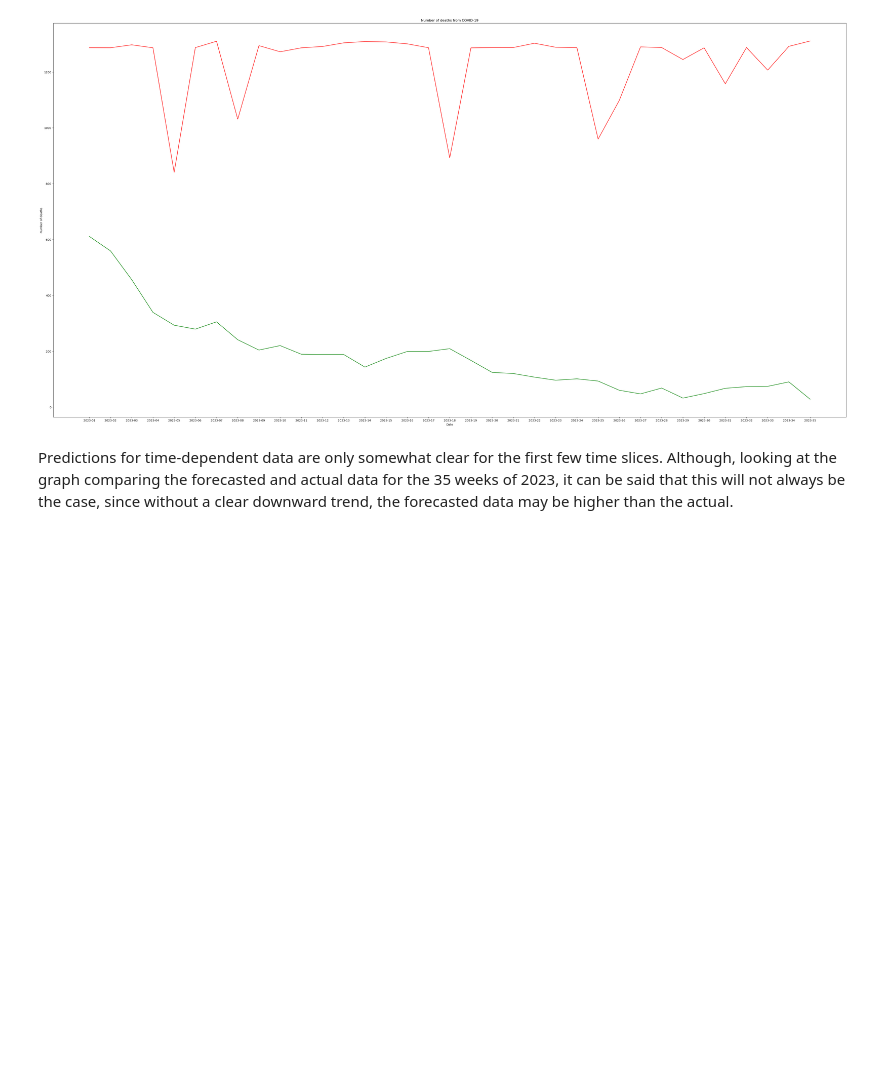
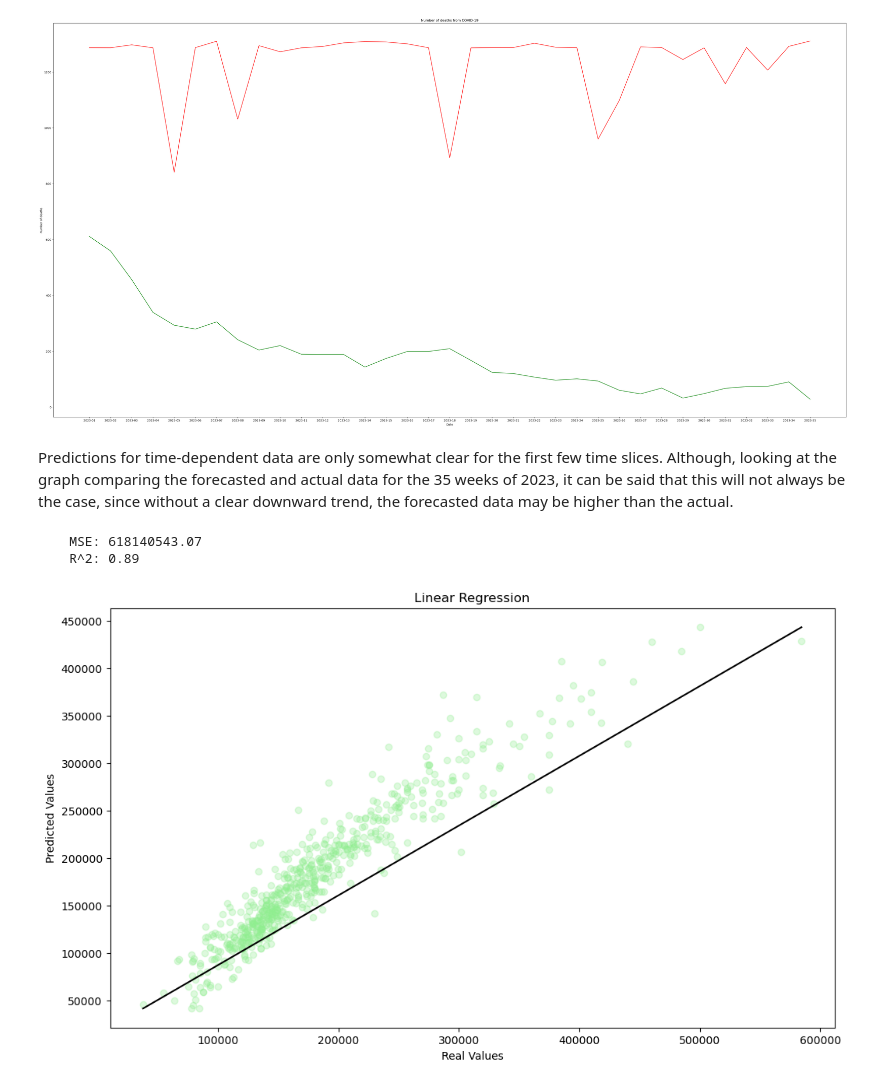
Before and after one commit to BohdanVlas/ML2023, a Jupyter notebook: Labs/Lab 2/Lab2.ipynb, the cells around one changed output. Cells and saved outputs as stored; diff of their text form; code cells hidden in the pictures; blank space fills up the shorter version.

```diff
--- a/Labs/Lab 2/Lab2.ipynb
+++ b/Labs/Lab 2/Lab2.ipynb
@@ -150,3 +152,37 @@ ppl.show(close=None, block=None)
 [figure]
 # %% [markdown]
 Predictions for time-dependent data are only somewhat clear for the first few time slices. Although, looking at the graph comparing the forecasted and actual data for the 35 weeks of 2023, it can be said that this will not always be the case, since without a clear downward trend, the forecasted data may be higher than the actual.
+# %%
+#Частина 3
+#Завантаження данних і вибір цільової змінної
+dataa = pnd.read_csv('AmesHousing.csv')
+x_ = dataa.drop(['SalePrice'], axis=1)
+y_ = dataa['SalePrice']
+#Застосування LabelEncoder до стовпців категорій, обробка відсутніх значень і розділення данних
+label_encoder = lbe()
+for column in x_.select_dtypes(include=['object']).columns:
+    x_[column] = label_encoder.fit_transform(x_[column])
+x_.fillna(x_.mean(), inplace=True)
+x_train, x_test, y_train, y_test = tts(x_, y_, test_size=0.2, random_state=3)
+scal = sts()
+x_trains = scal.fit_transform(x_train)
+x_tests = scal.transform(x_test)
+#Побудова моделі лінійної регресії
+mdl = lrg()
+mdl.fit(x_trains, y_train)
+y_pred = mdl.predict(x_tests)
+#Оцінка точності
+print(f'    MSE: {mse(y_test, y_pred):.2f}')
+print(f"    R^2: {r2(y_test, y_pred):.2f}")
+#Візуалізація результатів
+ppl.figure(figsize=(12, 7))
+ppl.title('Linear Regression')
+ppl.xlabel('Real Values')
+ppl.ylabel('Predicted Values')
+ppl.scatter(y_test, y_pred, c='lightgreen', alpha=0.3)
+ppl.plot([min(y_test), max(y_test)], [min(y_pred), max(y_pred)], ls='-', c ='black')
+ppl.show(close=None, block=None)
+# %% [output]
+    MSE: 618140543.07
+    R^2: 0.89
+[figure, added]
```
Also changed, not shown: parts of 3 cells of this notebook, 1 other file.
